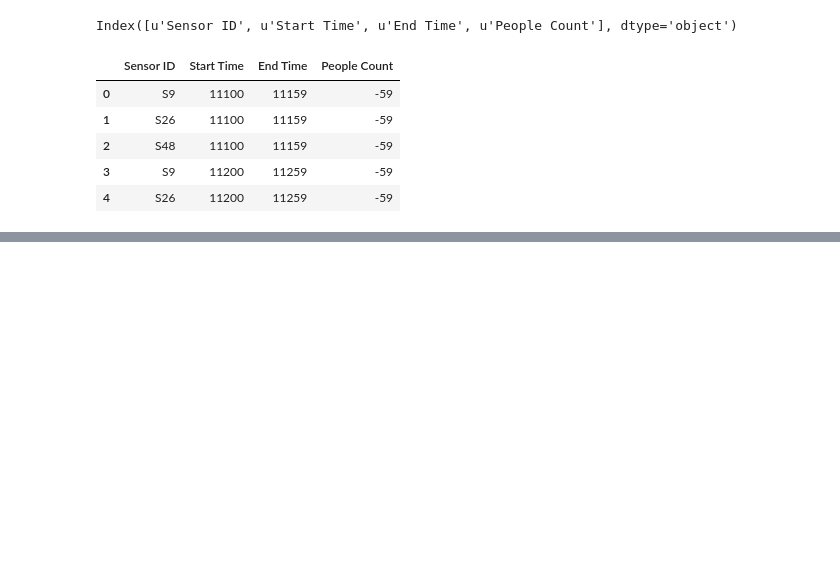
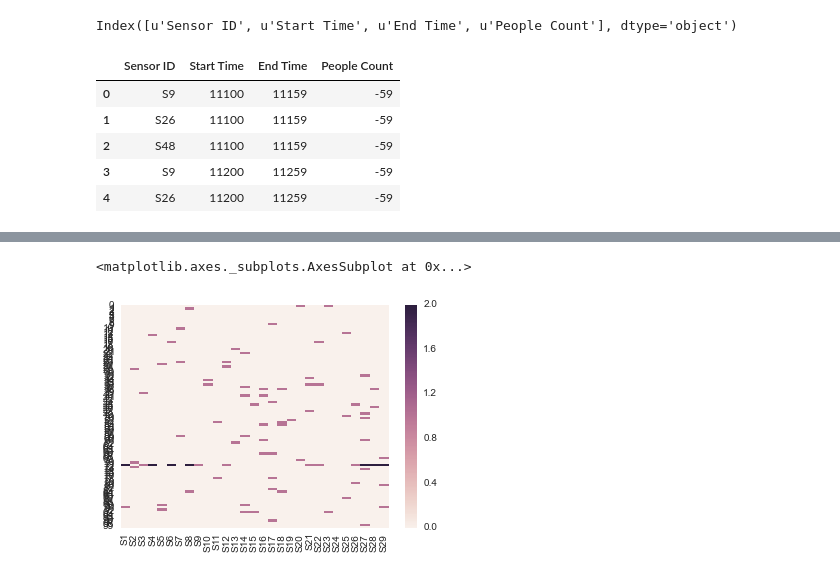
Before and after one commit to LeonhardFS/HumanFlow, a Jupyter notebook: Predictions_nico.ipynb, the cells around one changed output, grey strips where cells are left out. Drawn from its saved outputs; the diff is of its cells as text; code cells hidden in the pictures; blank space fills up the shorter version.

```diff
--- a/Predictions_nico.ipynb
+++ b/Predictions_nico.ipynb
@@ -78,0 +74,8 @@ test[['Index', 'Count']].to_csv('dummy.csv', index=False)
+# %%
+import seaborn as sns
+df = df_train[['S'+str(i) for i in xrange(1, 30)]][:100]
+
+sns.heatmap(df)
+# %% [output]
+<matplotlib.axes._subplots.AxesSubplot at 0x...>
+[figure, added]
```
Also changed, not shown: parts of 11 cells of this notebook, 4 other files.
